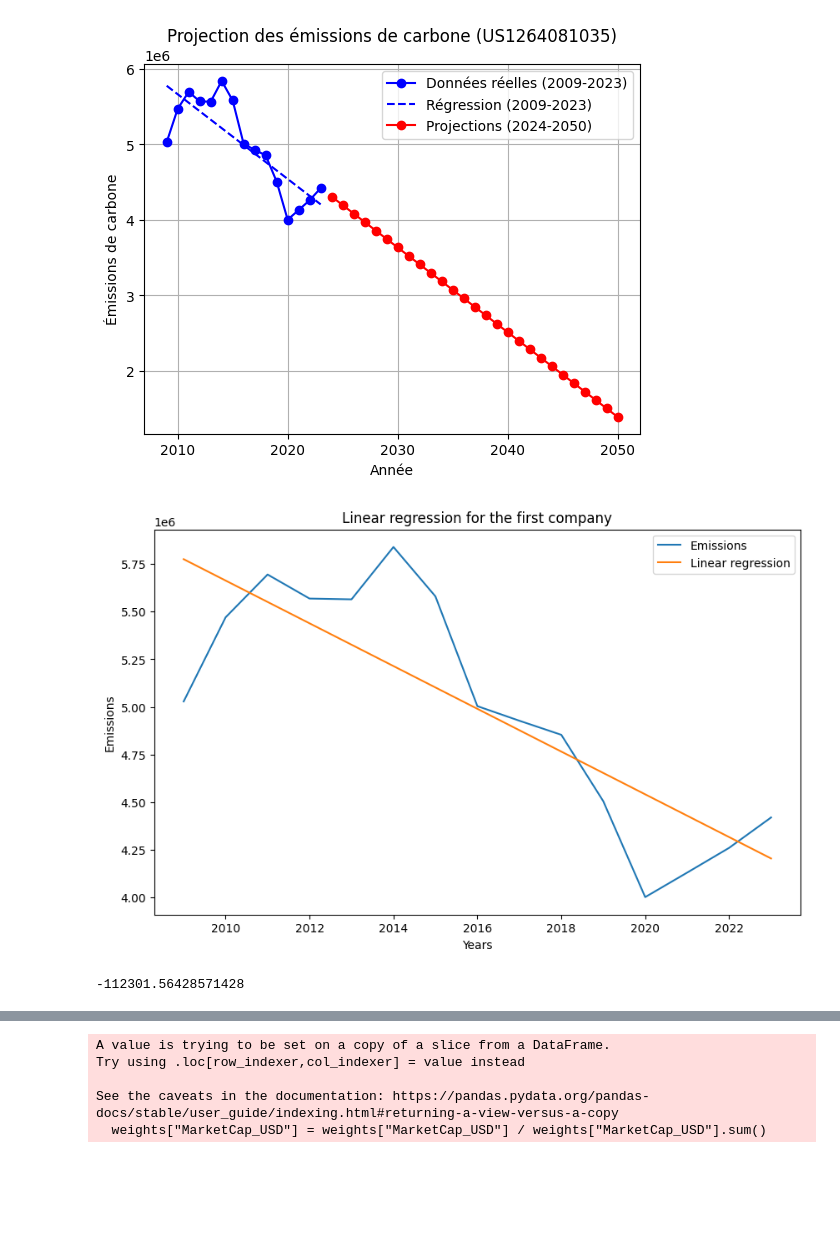
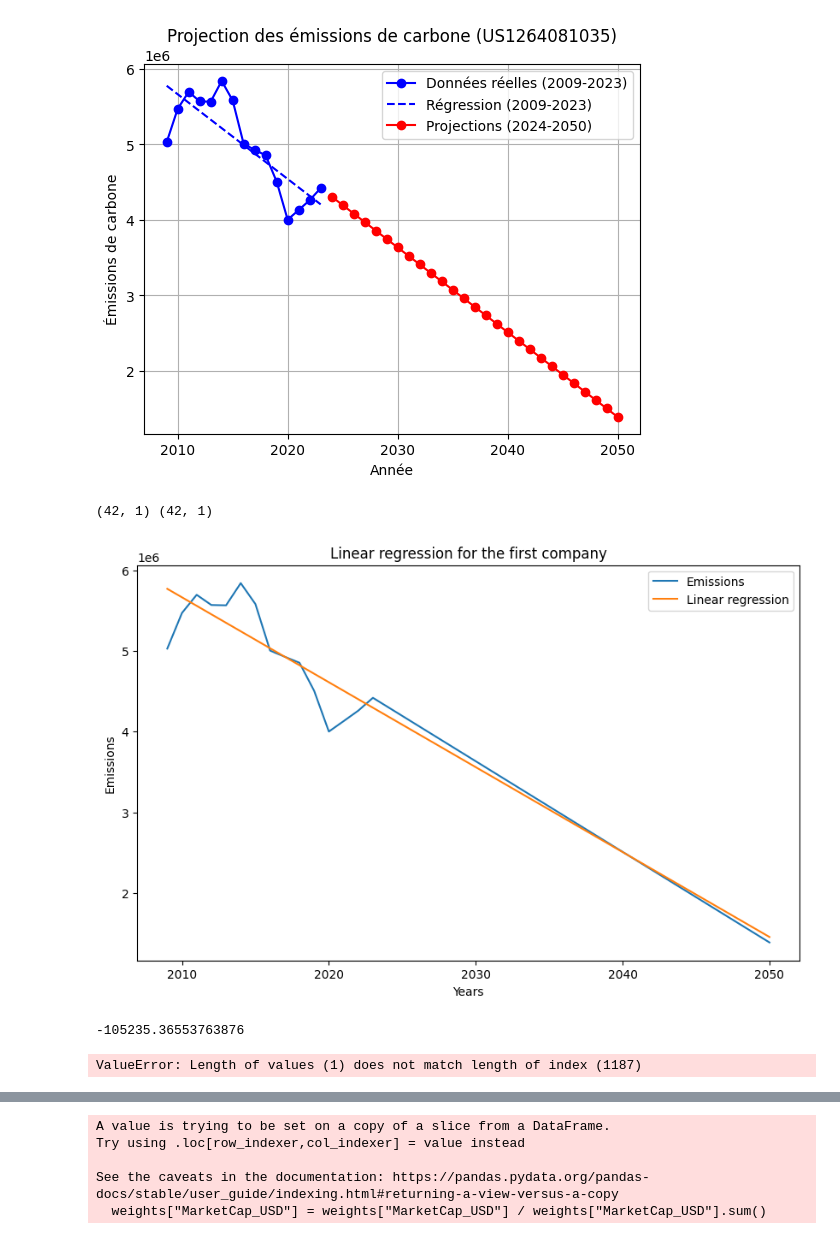
Before and after one commit to MoutetMaxime/net-zero-portfolio, a Jupyter notebook: carbon_intensity.ipynb, the cells around one changed output, grey strips where cells are left out. Saved outputs shown, nothing was run; the diff lists cells and outputs as text; code cells hidden in the pictures; blank space fills up the shorter version.

```diff
--- a/carbon_intensity.ipynb
+++ b/carbon_intensity.ipynb
@@ -129,9 +129,9 @@ def project_emissions(row):
 
     # Projeter les émissions pour les années 2024 à 2050
     for year in range(2024, 2051):
-        row[f"CARBON_EMISSIONS_SCOPE_12_FY{year % 100:02d}"] = (
-            row["CARBON_EMISSIONS_SCOPE_12_FY23"] + beta1 * (year - 2023)
-        )[0]
+        row[f"CARBON_EMISSIONS_SCOPE_12_FY{year % 100:02d}"] = row[
+            "CARBON_EMISSIONS_SCOPE_12_FY23"
+        ] + beta1 * (year - 2023)
 
     return row
 
@@ -225,35 +225,40 @@ plot_emissions(datamsci.iloc[0])
 # %%
 # show the linear regression plot for the first company
 import seaborn as sns
 
 emission_columns = [
     col for col in datamsci.columns if col.startswith("CARBON_EMISSIONS_SCOPE_12_FY")
 ]
-years = np.arange(2009, 2024, 1).reshape(-1, 1)
+years = np.arange(2009, 2051, 1).reshape(-1, 1)
 emissions = datamsci.loc[0, emission_columns].values.reshape(-1, 1)
+
+print(years.shape, emissions.shape)
 
 model = LinearRegression().fit(years, emissions)
 predictions = model.predict(years)
 
 plt.figure(figsize=(10, 6))
 sns.lineplot(x=years.flatten(), y=emissions.flatten(), label="Emissions")
 sns.lineplot(x=years.flatten(), y=predictions.flatten(), label="Linear regression")
 plt.xlabel("Years")
 plt.ylabel("Emissions")
 plt.title("Linear regression for the first company")
 plt.legend()
 plt.show()
 
 print(model.coef_[0][0])
 # %% [output]
+(42, 1) (42, 1)
-[figure, old version]
+[figure, new version]
--112301.56428571428
+-105235.36553763876
 # %%
 # Complete the dataset with predictions up to 2050
 beta1 = model.coef_[0][0]
 
 for i in range(2024, 2051):
     datamsci[f"CARBON_EMISSIONS_SCOPE_12_FY{i}"] = beta1 * (i - 2009) + model.intercept_
+# %% [output]
+ValueError: Length of values (1) does not match length of index (1187)
 # %%
 ce3_columns = [col for col in datamsci.columns if "CARBON_EMISSIONS_SCOPE_3" in col]
 ce12_columns = [col for col in datamsci.columns if "CARBON_EMISSIONS_SCOPE_12" in col]
```
Also changed, not shown: parts of 1 cell of this notebook, 8 other files.
